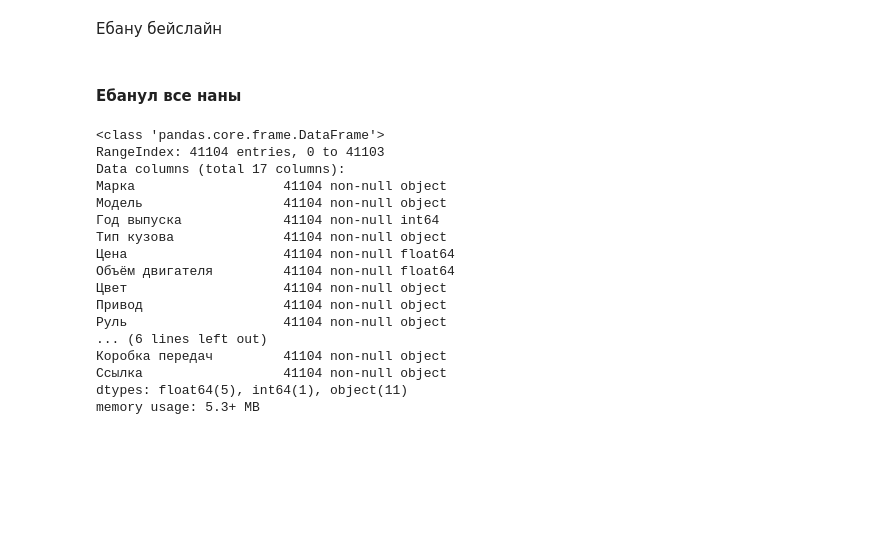
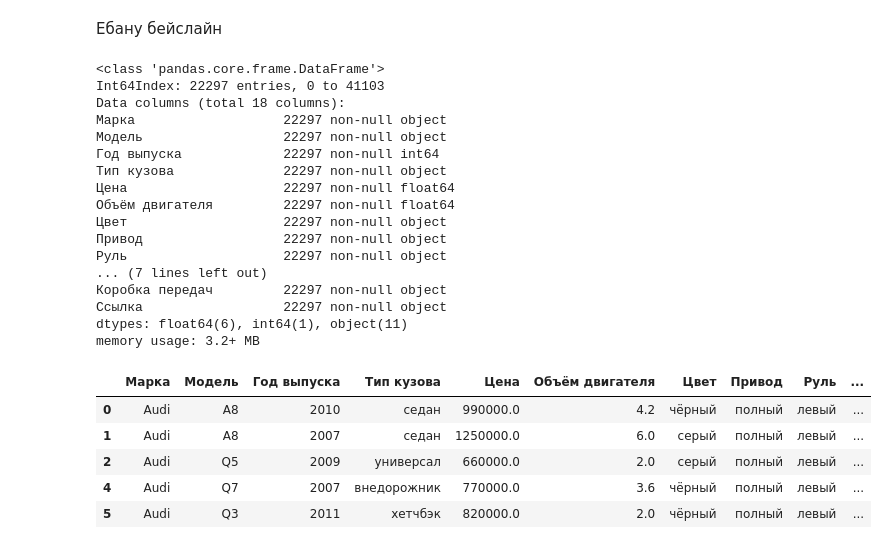
Before and after one commit to krabchuk/technosphere_bigdata_project, a Jupyter notebook: try_project.ipynb, the cells around one changed output. Drawn from its saved outputs; the diff is of its cells as text; code cells hidden in the pictures; blank space fills up the shorter version.

```diff
--- a/try_project.ipynb
+++ b/try_project.ipynb
@@ -51,6 +51,23 @@ plt.plot(df_kms)
 # %% [markdown]
 Ебану бейслайн
 # %%
-data_new = data
+data_new = data.dropna()
+data_new.info()
+# %% [output]
+<class 'pandas.core.frame.DataFrame'>
+Int64Index: 22297 entries, 0 to 41103
+Data columns (total 18 columns):
+Марка                   22297 non-null object
+Модель                  22297 non-null object
+Год выпуска             22297 non-null int64
+Тип кузова              22297 non-null object
+Цена                    22297 non-null float64
+Объём двигателя         22297 non-null float64
+Цвет                    22297 non-null object
+Привод                  22297 non-null object
+Руль                    22297 non-null object
+... (7 lines left out)
+Коробка передач         22297 non-null object
+Ссылка                  22297 non-null object
+dtypes: float64(6), int64(1), object(11)
+memory usage: 3.2+ MB
-# %% [markdown]
-#### Ебанул все наны
@@ -65,21 +74,10 @@ data_new.to_csv('avito_wo_nan.csv')
-# %%
-data_new.info()
-# %% [output]
-<class 'pandas.core.frame.DataFrame'>
-RangeIndex: 41104 entries, 0 to 41103
-Data columns (total 17 columns):
-Марка                   41104 non-null object
-Модель                  41104 non-null object
-Год выпуска             41104 non-null int64
-Тип кузова              41104 non-null object
-Цена                    41104 non-null float64
-Объём двигателя         41104 non-null float64
-Цвет                    41104 non-null object
-Привод                  41104 non-null object
-Руль                    41104 non-null object
-... (6 lines left out)
-Коробка передач         41104 non-null object
-Ссылка                  41104 non-null object
-dtypes: float64(5), int64(1), object(11)
-memory usage: 5.3+ MB
+# %%
+data_new.head(5)
+# %% [output]
+|  | Марка | Модель | Год выпуска | Тип кузова | Цена | Объём двигателя | Цвет | Привод | Руль | ... |
+| 0 | Audi | A8 | 2010 | седан | 990000.0 | 4.2 | чёрный | полный | левый | ... |
+| 1 | Audi | A8 | 2007 | седан | 1250000.0 | 6.0 | серый | полный | левый | ... |
+| 2 | Audi | Q5 | 2009 | универсал | 660000.0 | 2.0 | серый | полный | левый | ... |
+| 4 | Audi | Q7 | 2007 | внедорожник | 770000.0 | 3.6 | чёрный | полный | левый | ... |
+| 5 | Audi | Q3 | 2011 | хетчбэк | 820000.0 | 2.0 | чёрный | полный | левый | ... |
 # %%
```
Also changed, not shown: parts of 11 cells of this notebook, 2 other files.
